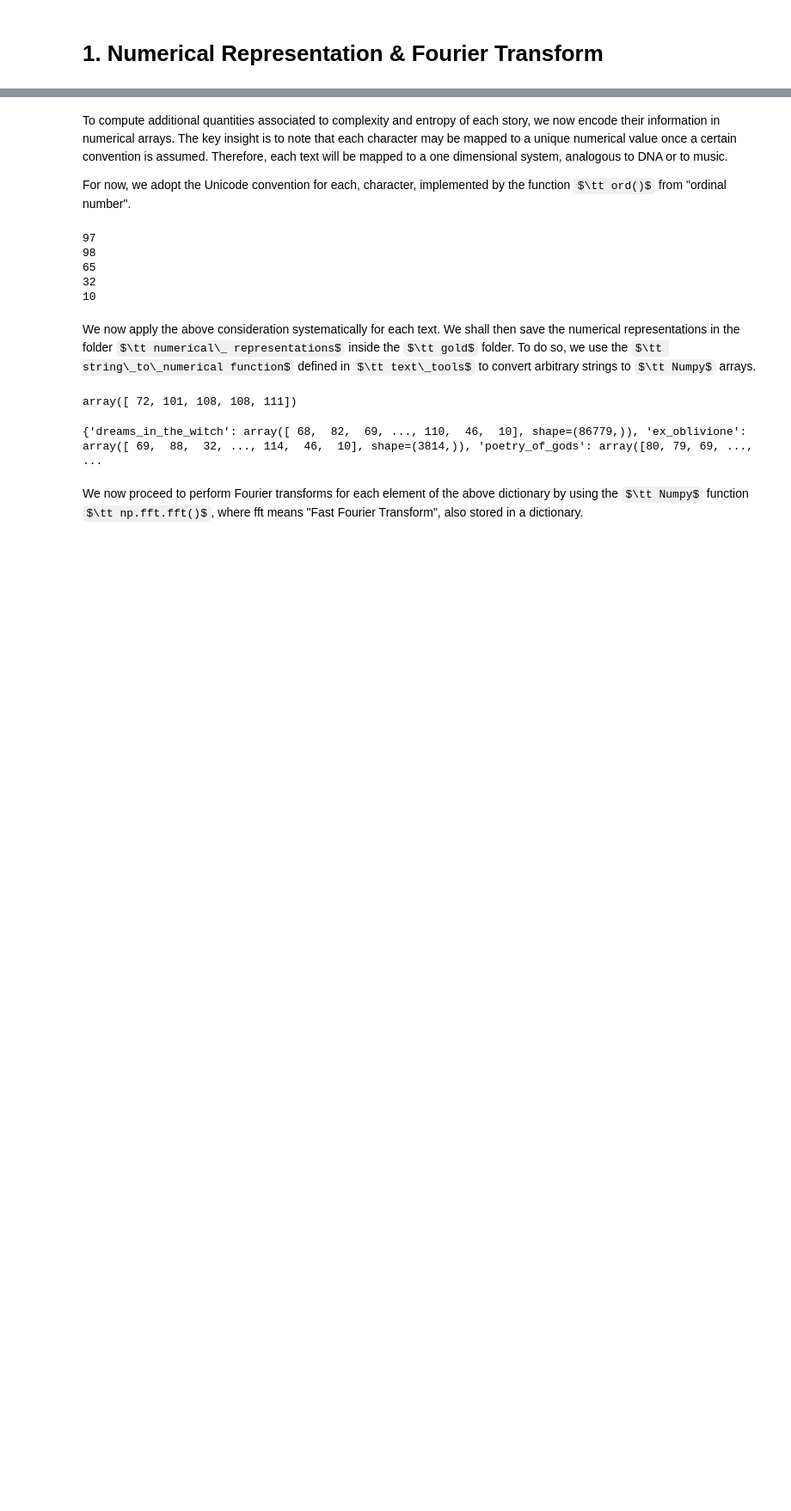
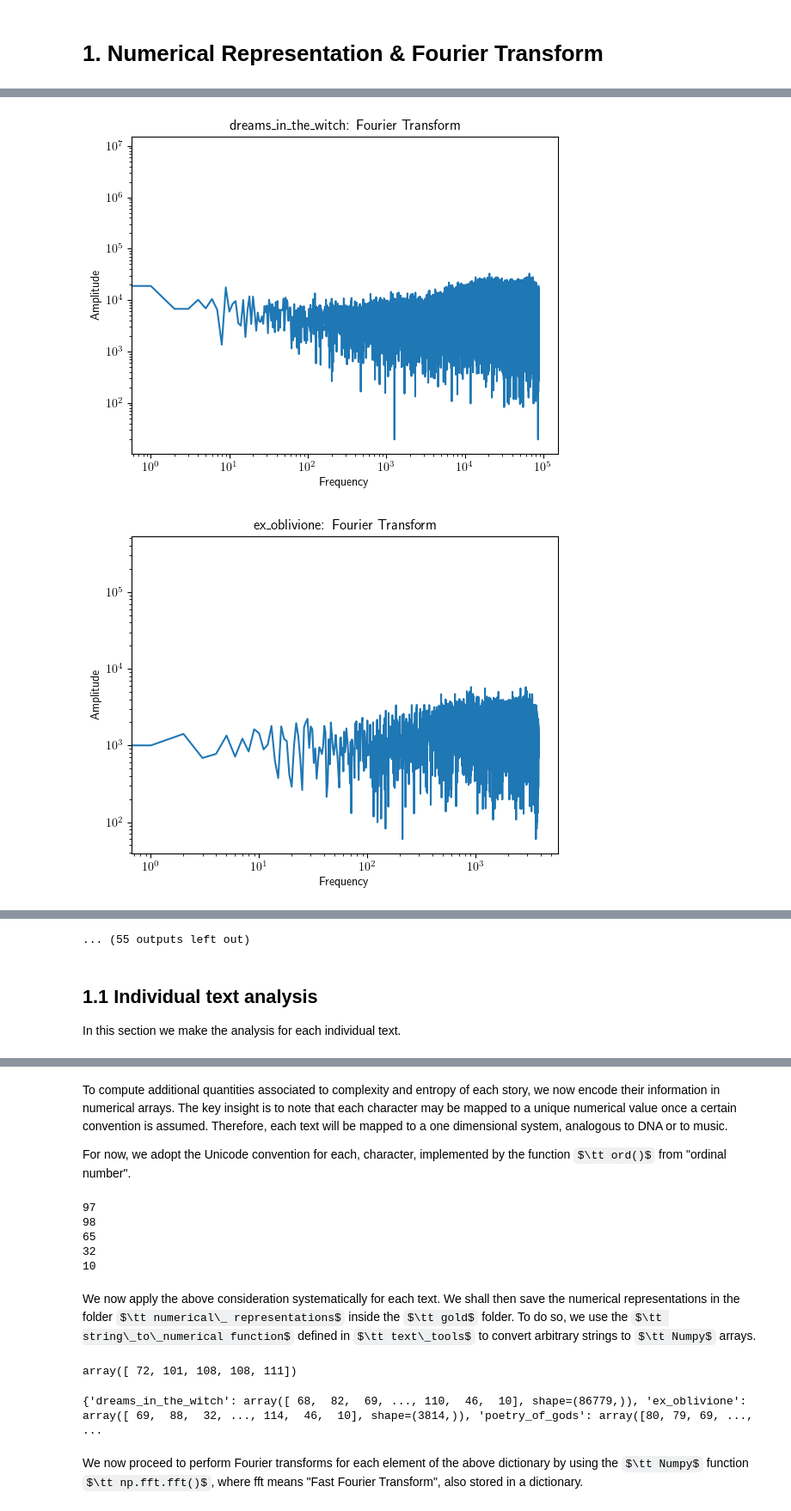
Before and after one commit to LFD103108/lovecraft, a Jupyter notebook: notebooks/06_fourier_analysis.ipynb, the cells around one changed output, grey strips where cells are left out. Shown at 86% size. Cells and saved outputs as stored; diff of their text form; code cells hidden in the pictures; some formulas as TeX source; blank space fills up the shorter version.

```diff
--- a/notebooks/06_fourier_analysis.ipynb
+++ b/notebooks/06_fourier_analysis.ipynb
@@ -2,0 +70,26 @@
+# %%
+# Fourier Transform plots
+
+# loops over each text
+for text in biblio.numerical_dict.keys():
+
+    # plots the Fourier transform
+    plt.plot( np.abs(biblio.fourier_dict[text]) )         # plots the text of Call of Cthulhu
+
+    # plot settings
+    plt.title(text + ': ' + 'Fourier Transform')  # sets the title of the plot
+    plt.xlabel('Frequency')  # sets the label for the x-axis
+    plt.ylabel('Amplitude')  # sets the label for the y-axis
+
+    # log scale
+    plt.xscale('log')  # sets the y-axis to a logarithmic scale
+    plt.yscale('log')  # sets the y-axis to a logarithmic scale
+
+    # saves the figure
+    plt.savefig('plots/fourier_transforms/'+ text + '_fourier.png')
+
+    # displays the plots
+    plt.show()
+# %% [output]
+[figure, added]
+[figure, added]
@@ -2,0 +106,5 @@
+... (55 outputs left out)
+# %% [markdown]
+## 1.1 Individual text analysis
+
+In this section we make the analysis for each individual text.
```
Also changed, not shown: parts of 18 cells of this notebook, 5 other files.
